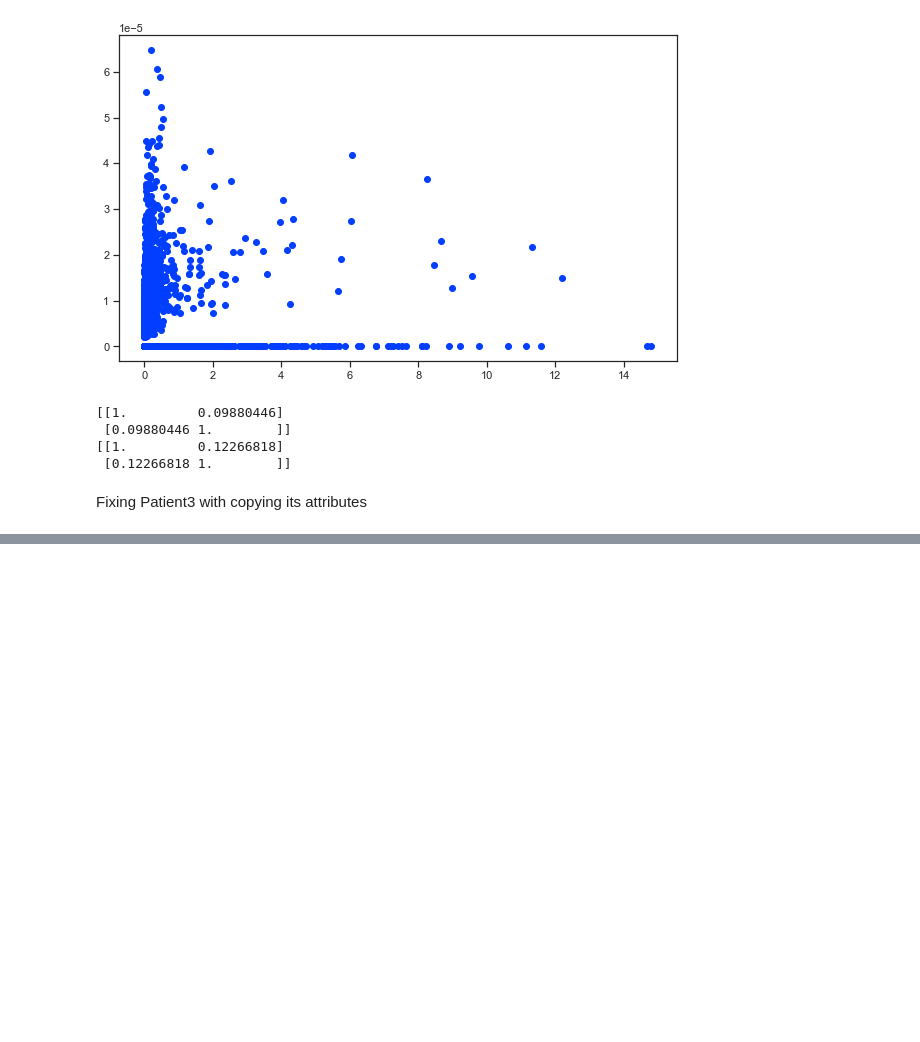
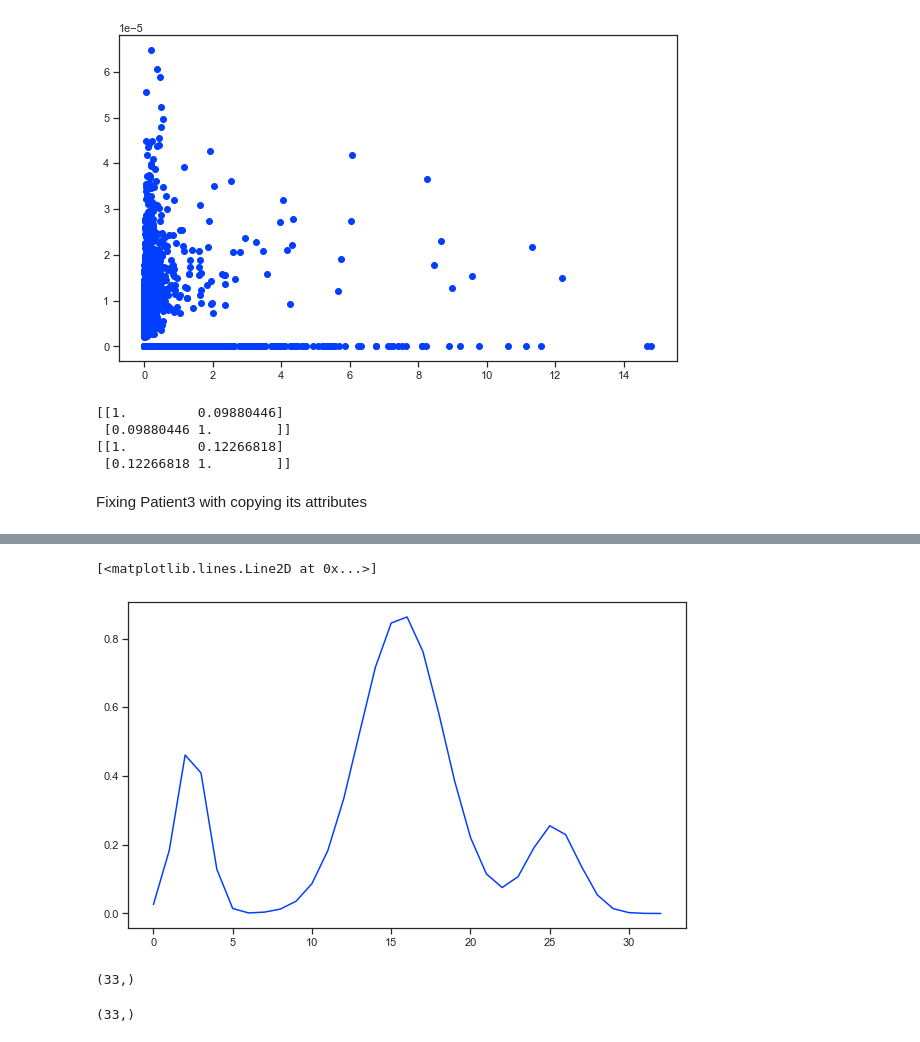
Before and after one commit to atimcenko/pac, a Jupyter notebook: dev_beta_pac_corr.ipynb, the cells around one changed output, grey strips where cells are left out. Drawn from its saved outputs; the diff is of its cells as text; code cells hidden in the pictures; blank space fills up the shorter version.

```diff
--- a/dev_beta_pac_corr.ipynb
+++ b/dev_beta_pac_corr.ipynb
@@ -230,0 +228,13 @@ Patient directory:  D:\LAB\AlexPAC\data\Patient3
+# %%
+plt.plot(fm._peak_fit)
+# %% [output]
+[<matplotlib.lines.Line2D at 0x...>]
+[figure, added]
+# %%
+fm._peak_fit.shape
+# %% [output]
+(33,)
+# %%
+f[mask].shape
+# %% [output]
+(33,)
```
Also changed, not shown: parts of 20 cells of this notebook.
